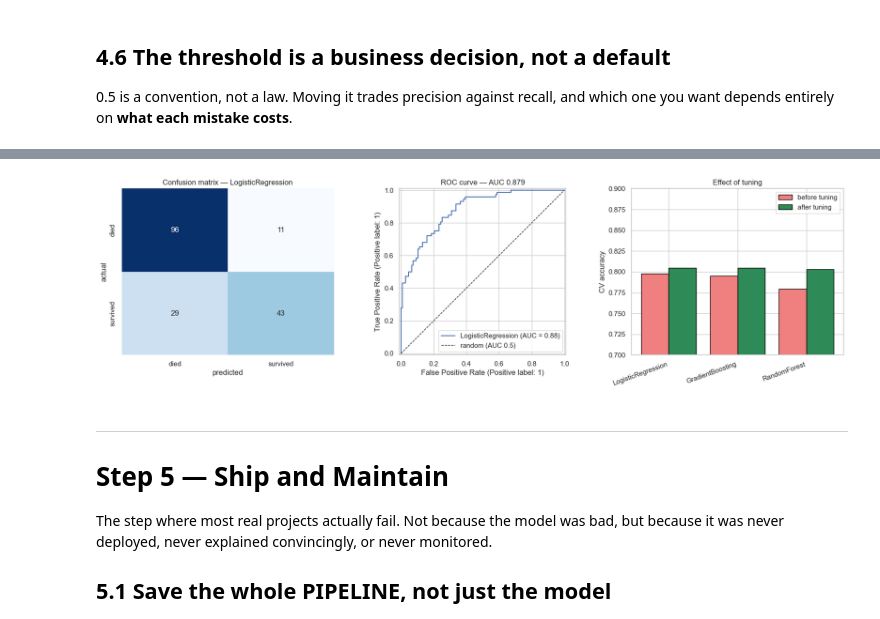
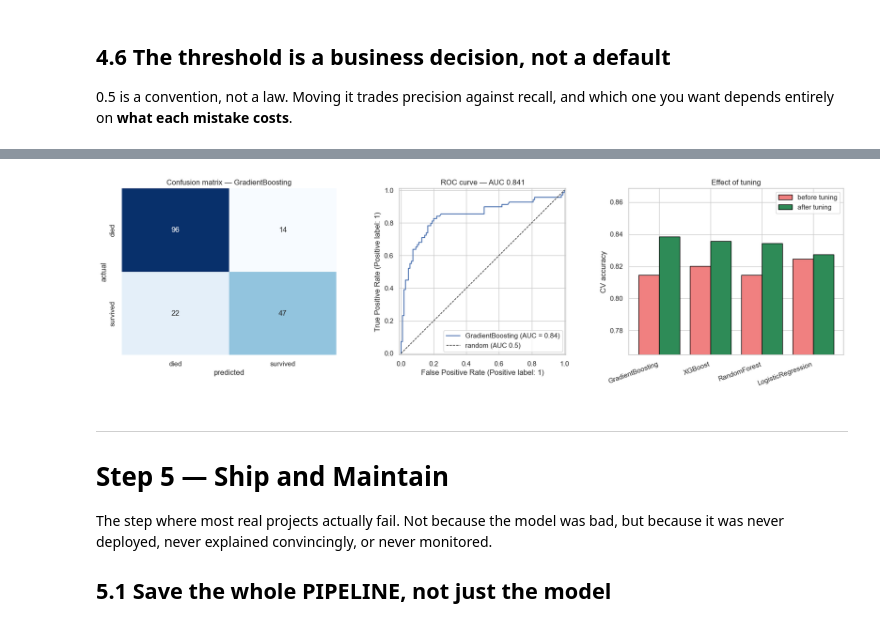
Before and after one commit to Dwij9/Titanic-Survival-Classification, a Jupyter notebook: titanic_project.ipynb, the cells around one changed output, grey strips where cells are left out. Saved outputs shown, nothing was run; the diff lists cells and outputs as text; code cells hidden in the pictures.

Commit message:
Add Titanic dataset, update notebook, pipeline and model card
Co-Authored-By: Claude Opus 5 (1M context) <noreply@anthropic.com>

```diff
--- a/titanic_project.ipynb
+++ b/titanic_project.ipynb
@@ -651,15 +868,22 @@ models = {
     "GradientBoosting":   GradientBoostingClassifier(random_state=42),
 }
 
+# Bolt on whichever boosting libraries are installed.
+for _name, _cls in BOOSTERS.items():
+    models[_name] = (_cls(random_state=42, n_jobs=-1, eval_metric="logloss")
+                     if _name == "XGBoost" else
+                     _cls(random_state=42, n_jobs=-1, verbose=-1))
+
 rows = []
+print(f"scoring: {METRIC}\n")
 print(f"{'model':<20}{'CV mean':>10}{'std':>9}{'train':>9}{'gap':>9}")
 print("-" * 57)
 
 for name, m in models.items():
     pipe = build_pipeline(m, scale=(name in NEEDS_SCALING))
-    scores = cross_val_score(pipe, X_train, y_train, cv=cv, scoring="accuracy")
+    scores = cross_val_score(pipe, X_train, y_train, cv=cv, scoring=METRIC)
     pipe.fit(X_train, y_train)
-    tr = pipe.score(X_train, y_train)
+    tr = SCORER(pipe, X_train, y_train)   # same metric, so the gap is meaningful
     gap = tr - scores.mean()
     rows.append({"model":name, "cv_mean":scores.mean(), "cv_std":scores.std(),
                  "train":tr, "gap":gap})
@@ -762,9 +1061,9 @@ print("-" * 58)
 deltas = {}
 for label, make, sc in trials:
     a = cross_val_score(Pipeline([("prep",raw_prep),("model",make())]),
-                        X_train, y_train, cv=cv).mean()
+                        X_train, y_train, cv=cv, scoring=METRIC).mean()
     b = cross_val_score(build_pipeline(make(), scale=sc),
-                        X_train, y_train, cv=cv).mean()
+                        X_train, y_train, cv=cv, scoring=METRIC).mean()
     deltas[label] = b - a
     print(f"{label:<26}{a:>9.4f}{b:>13.4f}{b-a:>+10.4f}")
 
@@ -1026,4 +1362,11 @@ print(f"RF max_depth searched 3-13, best = {d}"
       f"   {'<-- AT EDGE, widen' if d in (3,13) else 'OK, interior'}")
 print(f"GB learning_rate searched 0.01-0.3, best = {lr:.4f}"
       f"   {'<-- near edge' if lr < 0.015 or lr > 0.28 else 'OK, interior'}")
+
+# Same check for any booster that joined the search.
+for _b in ("XGBoost", "LightGBM"):
+    if _b in tuned:
+        m = tuned[_b].named_steps["model"]
+        print(f"{_b} learning_rate searched 0.01-0.3, best = {m.learning_rate:.4f}"
+              f"   {'<-- near edge' if m.learning_rate < 0.015 or m.learning_rate > 0.28 else 'OK, interior'}")
 # %% [output]
@@ -1038,8 +1382,8 @@ usually better than a hard majority vote.
 # %%
 ensemble = VotingClassifier([(n.lower(), m) for n, m in tuned.items()],
                             voting="soft")
-ens_cv = cross_val_score(ensemble, X_train, y_train, cv=cv).mean()
-print(f"soft-voting ensemble CV: {ens_cv:.4f}")
+ens_cv = cross_val_score(ensemble, X_train, y_train, cv=cv, scoring=METRIC).mean()
+print(f"soft-voting ensemble CV ({METRIC}): {ens_cv:.4f}")
 
 summary.append({"model":"Ensemble", "cv_before":np.nan, "cv_after":ens_cv,
                 "train_after":np.nan, "gap_after":np.nan})
@@ -1221,29 +1588,31 @@ Cancer screening goes low. A spam filter goes high.
 # %%
 fig, ax = plt.subplots(1, 3, figsize=(17, 5))
 
 sns.heatmap(confusion_matrix(y_hold, y_pred), annot=True, fmt="d", cmap="Blues",
             cbar=False, xticklabels=["died","survived"],
             yticklabels=["died","survived"], ax=ax[0])
 ax[0].set_title(f"Confusion matrix — {winner_name}")
 ax[0].set_xlabel("predicted"); ax[0].set_ylabel("actual")
 
 RocCurveDisplay.from_predictions(y_hold, y_prob, ax=ax[1], name=winner_name)
 ax[1].plot([0,1],[0,1],"k--",lw=1,label="random (AUC 0.5)")
 ax[1].set_title(f"ROC curve — AUC {auc:.3f}"); ax[1].legend()
 
 pd_ = sm.dropna(subset=["cv_before"])
 xp = np.arange(len(pd_))
 ax[2].bar(xp-0.2, pd_.cv_before, 0.4, label="before tuning",
           color="lightcoral", edgecolor="black")
 ax[2].bar(xp+0.2, pd_.cv_after, 0.4, label="after tuning",
           color="seagreen", edgecolor="black")
 ax[2].set_xticks(xp); ax[2].set_xticklabels(pd_.model, rotation=20, ha="right")
-ax[2].set_ylim(0.7, 0.9); ax[2].legend()
-ax[2].set_title("Effect of tuning"); ax[2].set_ylabel("CV accuracy")
+_lo = min(pd_.cv_before.min(), pd_.cv_after.min())
+_hi = max(pd_.cv_before.max(), pd_.cv_after.max())
+ax[2].set_ylim(max(0, _lo - 0.05), min(1, _hi + 0.03)); ax[2].legend()
+ax[2].set_title("Effect of tuning"); ax[2].set_ylabel(f"CV {METRIC}")
 
 plt.tight_layout(); plt.show()
 # %% [output]
-[figure, old version]
+[figure, new version]
 # %% [markdown]
 ---
 # Step 5 — Ship and Maintain
```
Also changed, not shown: parts of 48 cells of this notebook, 5 other files.
